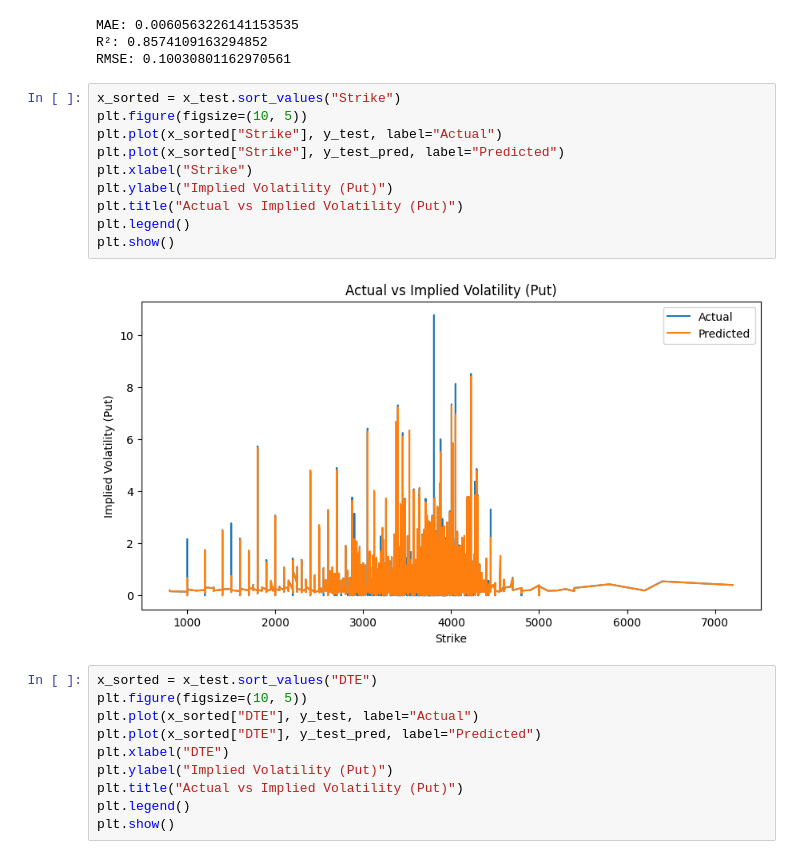
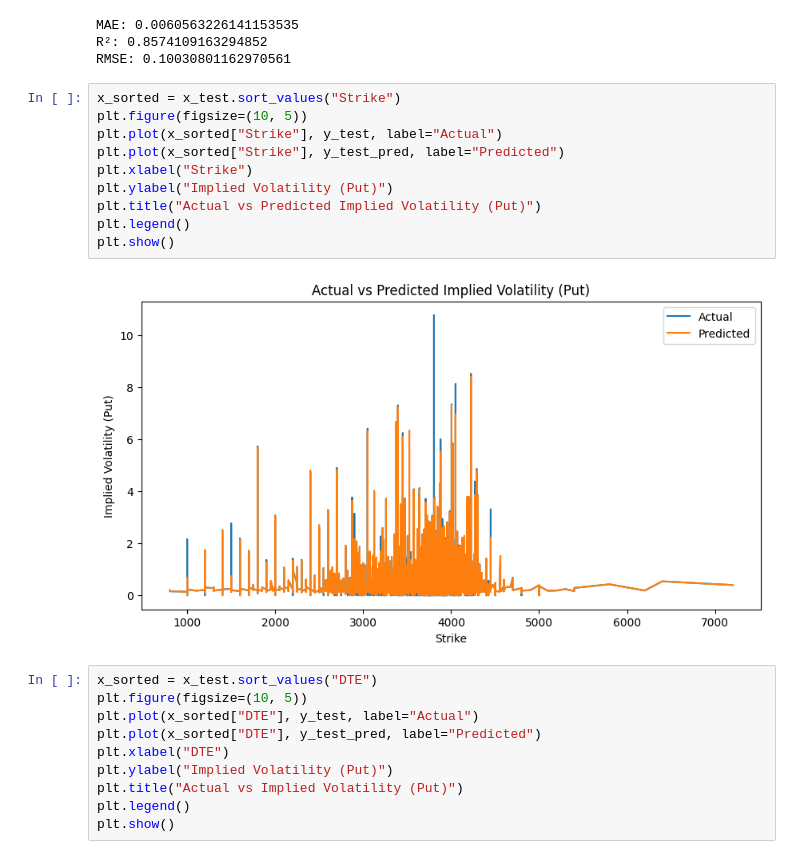
Before and after one commit to Maxwell-Doshi17/FE_Club_ML_European, a Jupyter notebook: put_iv.ipynb, the cells around one changed output. Drawn from its saved outputs; the diff is of its cells as text.

```diff
--- a/put_iv.ipynb
+++ b/put_iv.ipynb
@@ -95,15 +95,15 @@ RMSE: 0.10030801162970561
 # %%
 x_sorted = x_test.sort_values("Strike")
 plt.figure(figsize=(10, 5))
 plt.plot(x_sorted["Strike"], y_test, label="Actual")
 plt.plot(x_sorted["Strike"], y_test_pred, label="Predicted")
 plt.xlabel("Strike")
 plt.ylabel("Implied Volatility (Put)")
-plt.title("Actual vs Implied Volatility (Put)")
+plt.title("Actual vs Predicted Implied Volatility (Put)")
 plt.legend()
 plt.show()
 # %% [output]
-[figure, old version]
+[figure, new version]
 # %%
 x_sorted = x_test.sort_values("DTE")
 plt.figure(figsize=(10, 5))
```
Also changed, not shown: parts of 1 cell of this notebook, 3 other files.
